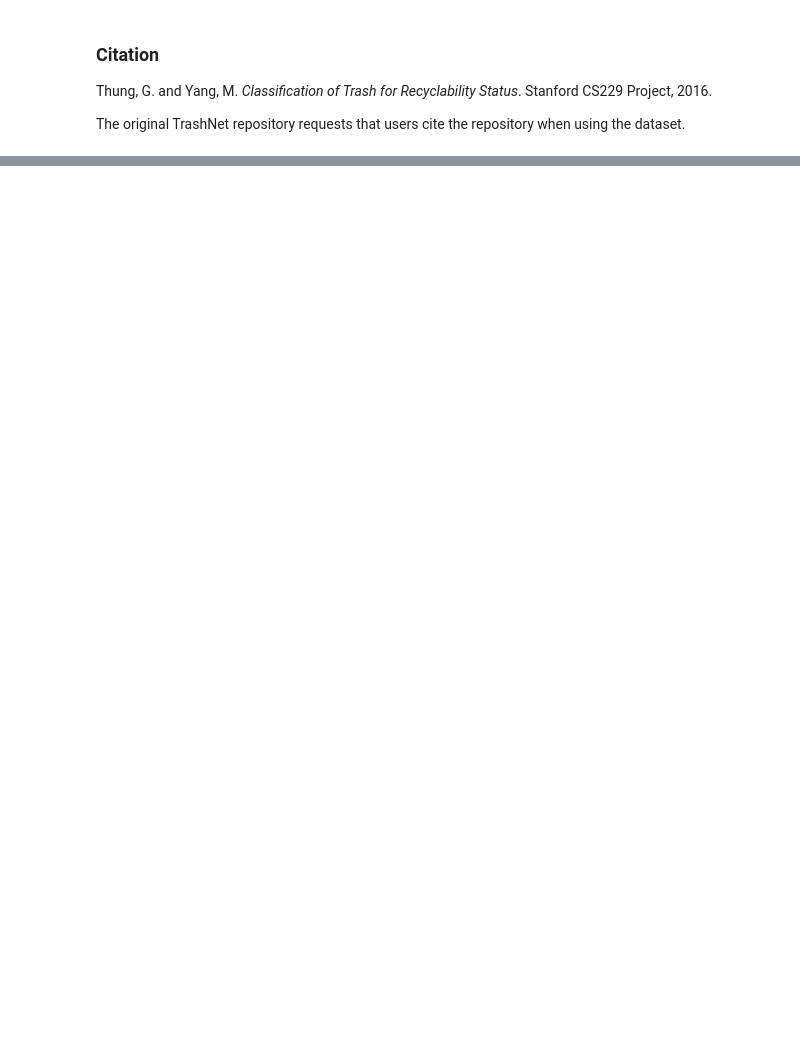
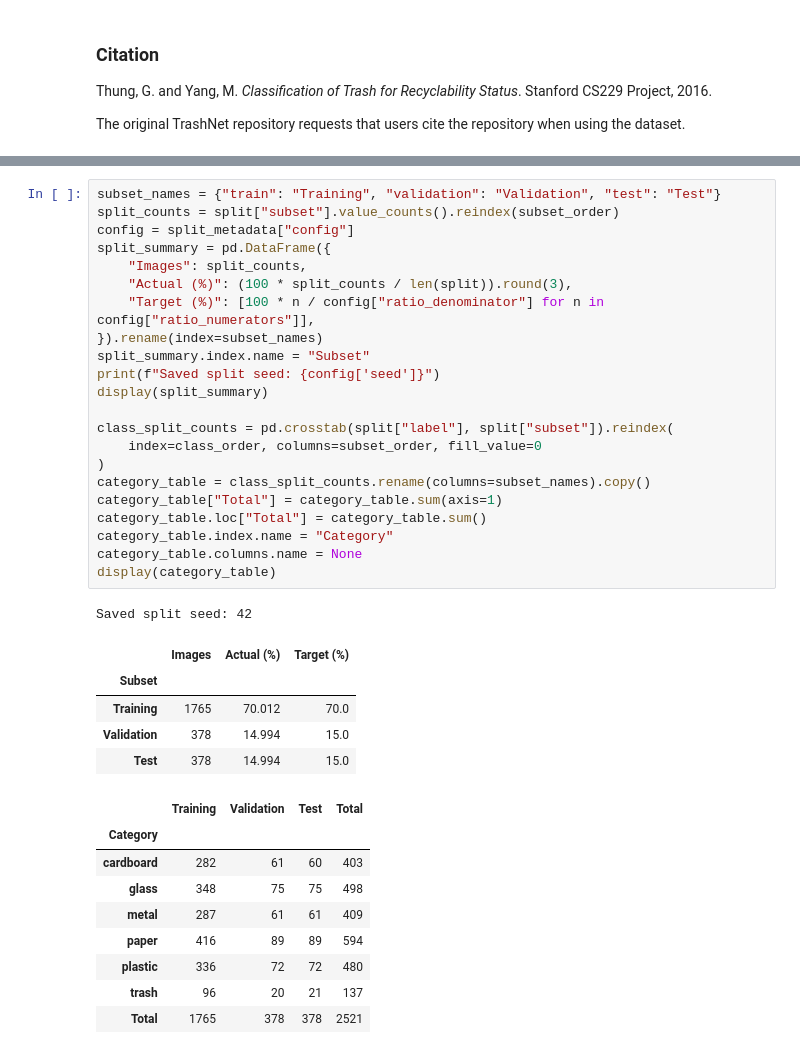
Before and after one commit to dspedrazag/WasteWise, a Jupyter notebook: playground.ipynb, the cells around one changed output, grey strips where cells are left out. Cells and saved outputs as stored; diff of their text form; blank space fills up the shorter version.

```diff
--- a/playground.ipynb
+++ b/playground.ipynb
@@ -310,0 +438,38 @@ Dataset already extracted.
+# %%
+subset_names = {"train": "Training", "validation": "Validation", "test": "Test"}
+split_counts = split["subset"].value_counts().reindex(subset_order)
+config = split_metadata["config"]
+split_summary = pd.DataFrame({
+    "Images": split_counts,
+    "Actual (%)": (100 * split_counts / len(split)).round(3),
+    "Target (%)": [100 * n / config["ratio_denominator"] for n in config["ratio_numerators"]],
+}).rename(index=subset_names)
+split_summary.index.name = "Subset"
+print(f"Saved split seed: {config['seed']}")
+display(split_summary)
+
+class_split_counts = pd.crosstab(split["label"], split["subset"]).reindex(
+    index=class_order, columns=subset_order, fill_value=0
+)
+category_table = class_split_counts.rename(columns=subset_names).copy()
+category_table["Total"] = category_table.sum(axis=1)
+category_table.loc["Total"] = category_table.sum()
+category_table.index.name = "Category"
+category_table.columns.name = None
+display(category_table)
+# %% [output]
+Saved split seed: 42
+|  | Images | Actual (%) | Target (%) |
+| Subset |  |  |  |
+| Training | 1765 | 70.012 | 70.0 |
+| Validation | 378 | 14.994 | 15.0 |
+| Test | 378 | 14.994 | 15.0 |
+|  | Training | Validation | Test | Total |
+| Category |  |  |  |  |
+| cardboard | 282 | 61 | 60 | 403 |
+| glass | 348 | 75 | 75 | 498 |
+| metal | 287 | 61 | 61 | 409 |
+| paper | 416 | 89 | 89 | 594 |
+| plastic | 336 | 72 | 72 | 480 |
+| trash | 96 | 20 | 21 | 137 |
+| Total | 1765 | 378 | 378 | 2521 |
```
Also changed, not shown: parts of 29 cells of this notebook, 52 other files.
